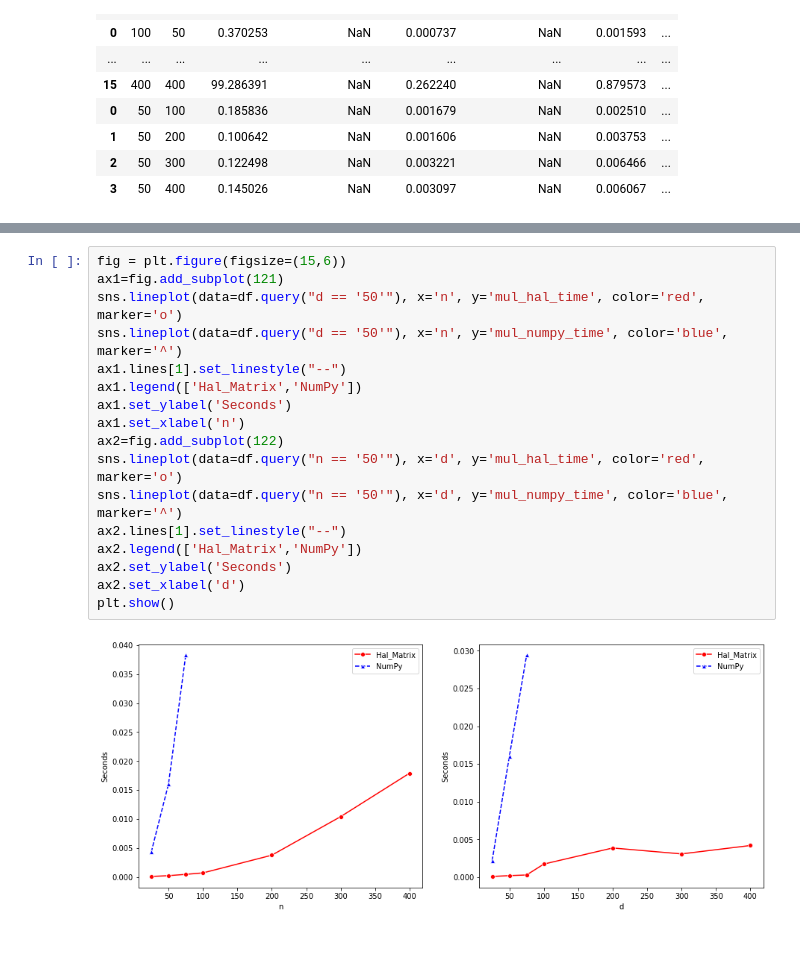
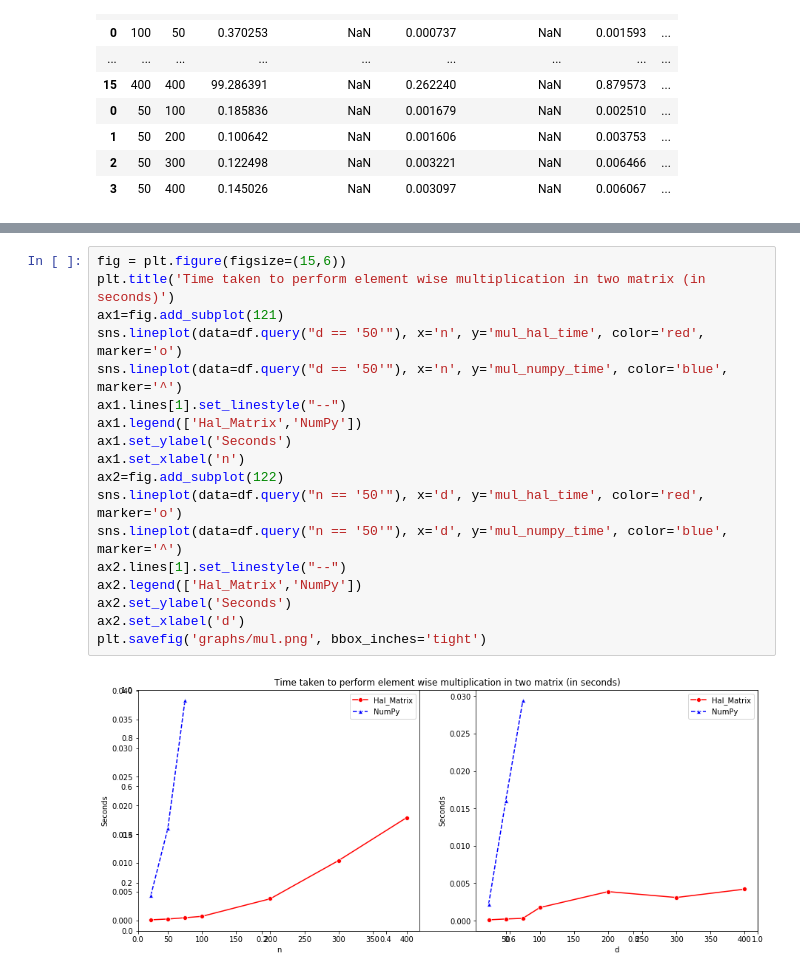
Before and after one commit to rishitoshsingh/hal-matrix, a Jupyter notebook: analysis.ipynb, the cells around one changed output, grey strips where cells are left out. Drawn from its saved outputs; the diff is of its cells as text; blank space fills up the shorter version.

```diff
--- a/analysis.ipynb
+++ b/analysis.ipynb
@@ -86,19 +89,20 @@ plt.show()
 # %%
 fig = plt.figure(figsize=(15,6))
+plt.title('Time taken to perform element wise multiplication in two matrix (in seconds)')
 ax1=fig.add_subplot(121)
 sns.lineplot(data=df.query("d == '50'"), x='n', y='mul_hal_time', color='red', marker='o')
 sns.lineplot(data=df.query("d == '50'"), x='n', y='mul_numpy_time', color='blue', marker='^')
 ax1.lines[1].set_linestyle("--")
 ax1.legend(['Hal_Matrix','NumPy'])
 ax1.set_ylabel('Seconds')
 ax1.set_xlabel('n')
 ax2=fig.add_subplot(122)
 sns.lineplot(data=df.query("n == '50'"), x='d', y='mul_hal_time', color='red', marker='o')
 sns.lineplot(data=df.query("n == '50'"), x='d', y='mul_numpy_time', color='blue', marker='^')
 ax2.lines[1].set_linestyle("--")
 ax2.legend(['Hal_Matrix','NumPy'])
 ax2.set_ylabel('Seconds')
 ax2.set_xlabel('d')
-plt.show()
+plt.savefig('graphs/mul.png', bbox_inches='tight')
 # %% [output]
-[figure, old version]
+[figure, new version]
```
Also changed, not shown: parts of 3 cells of this notebook, 5 other files.
